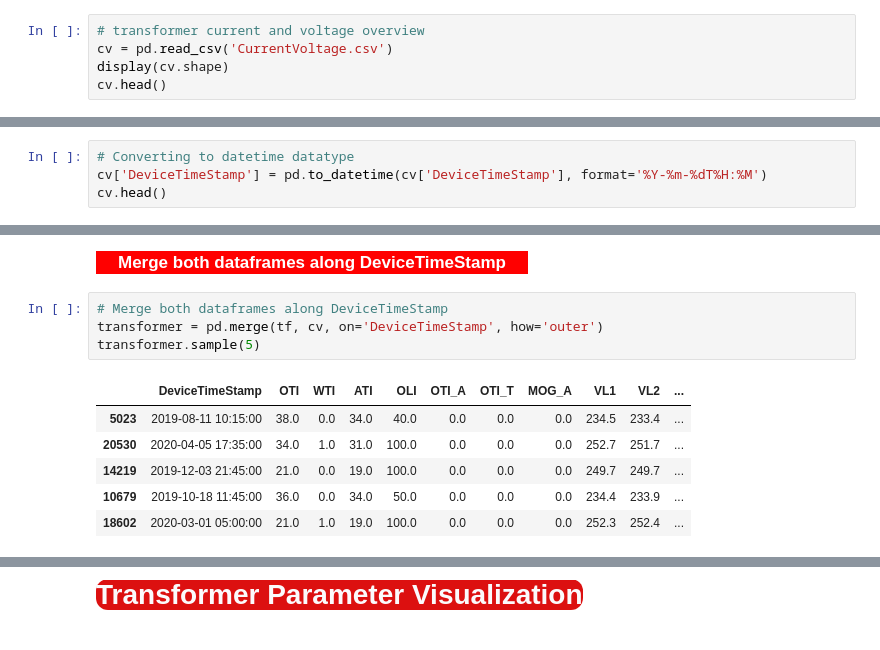
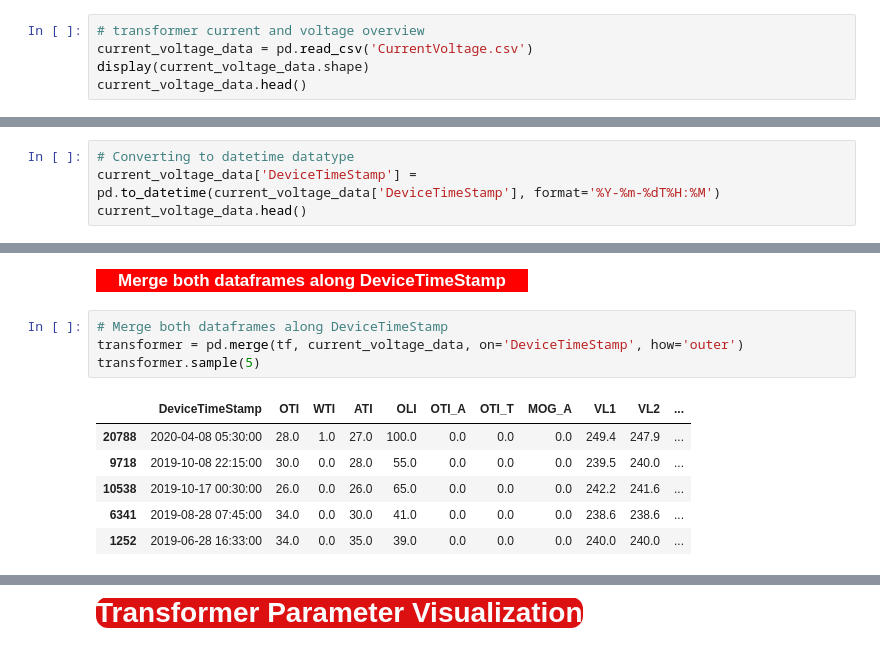
Before and after one commit to Abman2/zero_day, a Jupyter notebook: New folder/code only.ipynb, the cells around one changed output, grey strips where cells are left out. Cells and saved outputs as stored; diff of their text form.

```diff
--- a/New folder/code only.ipynb
+++ b/New folder/code only.ipynb
@@ -35,9 +70,9 @@ tf.head()
 | 4 | 2019-06-27 10:52:00 | 0.0 | 0.0 | 0.0 | 39.0 | 0.0 | 0.0 | 0.0 |
 # %%
 # transformer current and voltage overview
-cv = pd.read_csv('CurrentVoltage.csv')
-display(cv.shape)
-cv.head()
+current_voltage_data = pd.read_csv('CurrentVoltage.csv')
+display(current_voltage_data.shape)
+current_voltage_data.head()
 # %% [output]
 (19352, 11)
 |  | DeviceTimeStamp | VL1 | VL2 | VL3 | IL1 | IL2 | IL3 | VL12 | VL23 | VL31 | ... |
@@ -58,8 +93,8 @@ cv.head()
 </span>
 # %%
 # Converting to datetime datatype
-cv['DeviceTimeStamp'] = pd.to_datetime(cv['DeviceTimeStamp'], format='%Y-%m-%dT%H:%M')
-cv.head()
+current_voltage_data['DeviceTimeStamp'] = pd.to_datetime(current_voltage_data['DeviceTimeStamp'], format='%Y-%m-%dT%H:%M')
+current_voltage_data.head()
 # %% [output]
 |  | DeviceTimeStamp | VL1 | VL2 | VL3 | IL1 | IL2 | IL3 | VL12 | VL23 | VL31 | ... |
 | 0 | 2019-06-25 13:06:00 | 0.0 | 0.0 | 0.0 | 0.0 | 0.0 | 0.0 | 0.0 | 0.0 | 0.0 | ... |
@@ -79,12 +114,12 @@ cv.head()
 </span>
 # %%
 # Merge both dataframes along DeviceTimeStamp
-transformer = pd.merge(tf, cv, on='DeviceTimeStamp', how='outer')
+transformer = pd.merge(tf, current_voltage_data, on='DeviceTimeStamp', how='outer')
 transformer.sample(5)
 # %% [output]
 |  | DeviceTimeStamp | OTI | WTI | ATI | OLI | OTI_A | OTI_T | MOG_A | VL1 | VL2 | ... |
-| 5023 | 2019-08-11 10:15:00 | 38.0 | 0.0 | 34.0 | 40.0 | 0.0 | 0.0 | 0.0 | 234.5 | 233.4 | ... |
-| 20530 | 2020-04-05 17:35:00 | 34.0 | 1.0 | 31.0 | 100.0 | 0.0 | 0.0 | 0.0 | 252.7 | 251.7 | ... |
-| 14219 | 2019-12-03 21:45:00 | 21.0 | 0.0 | 19.0 | 100.0 | 0.0 | 0.0 | 0.0 | 249.7 | 249.7 | ... |
-| 10679 | 2019-10-18 11:45:00 | 36.0 | 0.0 | 34.0 | 50.0 | 0.0 | 0.0 | 0.0 | 234.4 | 233.9 | ... |
-| 18602 | 2020-03-01 05:00:00 | 21.0 | 1.0 | 19.0 | 100.0 | 0.0 | 0.0 | 0.0 | 252.3 | 252.4 | ... |
+| 20788 | 2020-04-08 05:30:00 | 28.0 | 1.0 | 27.0 | 100.0 | 0.0 | 0.0 | 0.0 | 249.4 | 247.9 | ... |
+| 9718 | 2019-10-08 22:15:00 | 30.0 | 0.0 | 28.0 | 55.0 | 0.0 | 0.0 | 0.0 | 239.5 | 240.0 | ... |
+| 10538 | 2019-10-17 00:30:00 | 26.0 | 0.0 | 26.0 | 65.0 | 0.0 | 0.0 | 0.0 | 242.2 | 241.6 | ... |
+| 6341 | 2019-08-28 07:45:00 | 34.0 | 0.0 | 30.0 | 41.0 | 0.0 | 0.0 | 0.0 | 238.6 | 238.6 | ... |
+| 1252 | 2019-06-28 16:33:00 | 34.0 | 0.0 | 35.0 | 39.0 | 0.0 | 0.0 | 0.0 | 240.0 | 240.0 | ... |
```
Also changed, not shown: parts of 21 cells of this notebook, 1 other file.
